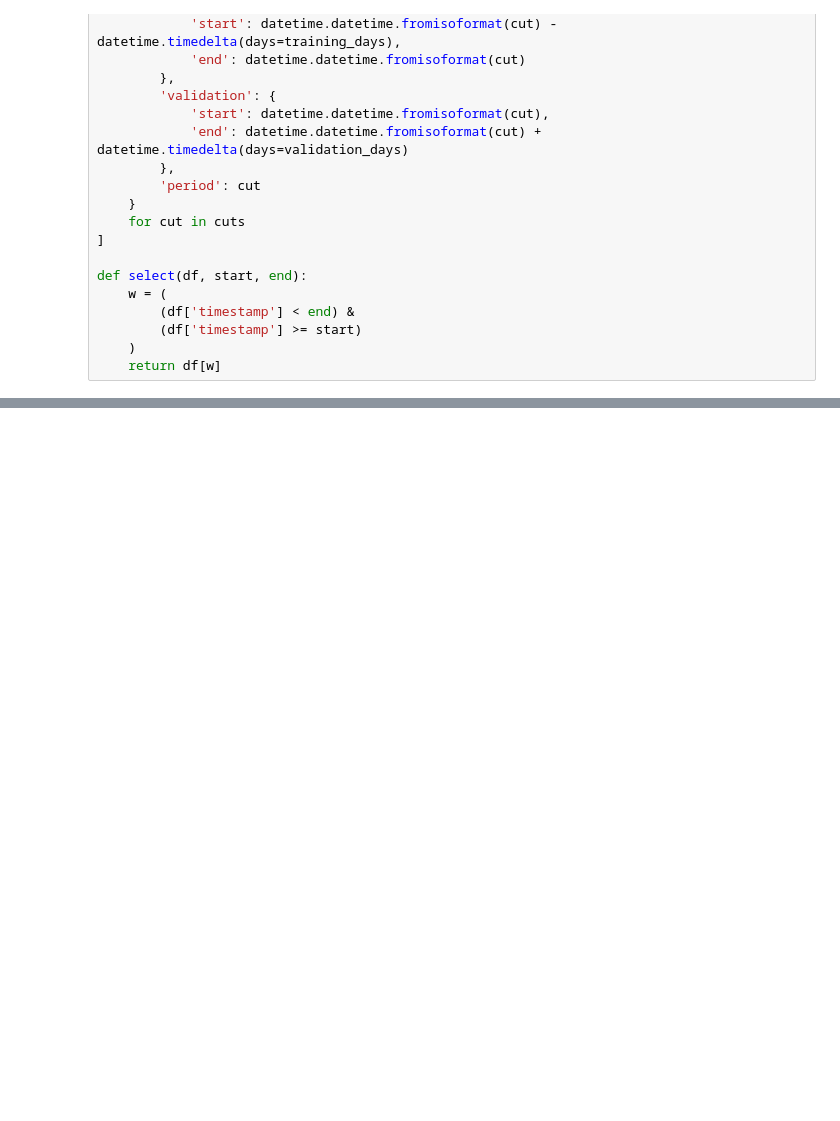
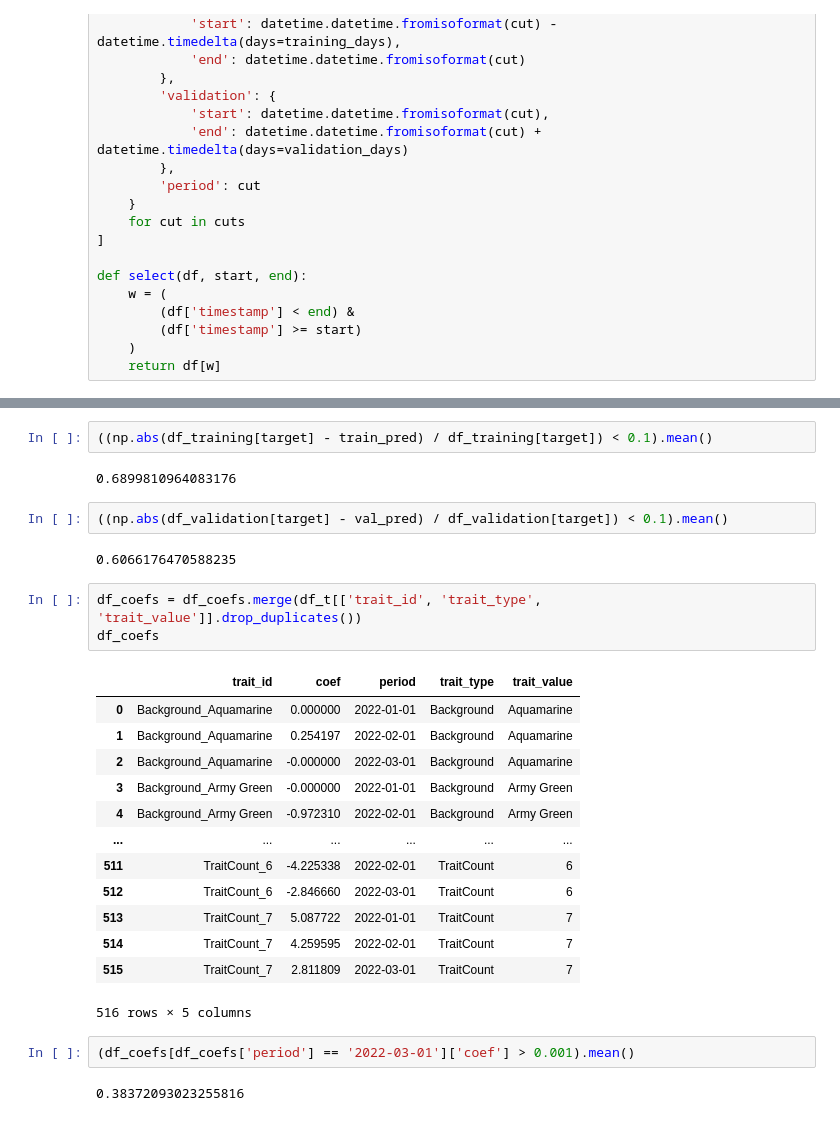
Before and after one commit to LBrinkmann/xai-nft, a Jupyter notebook: notebooks/model.ipynb, the cells around one changed output, grey strips where cells are left out. Saved outputs shown, nothing was run; the diff lists cells and outputs as text; blank space fills up the shorter version.

```diff
--- a/notebooks/model.ipynb
+++ b/notebooks/model.ipynb
@@ -123,0 +159,29 @@ Out-Sample exp var 0.3828784975152839
+# %%
+((np.abs(df_training[target] - train_pred) / df_training[target]) < 0.1).mean()
+# %% [output]
+0.6899810964083176
+# %%
+((np.abs(df_validation[target] - val_pred) / df_validation[target]) < 0.1).mean()
+# %% [output]
+0.6066176470588235
+# %%
+df_coefs = df_coefs.merge(df_t[['trait_id', 'trait_type', 'trait_value']].drop_duplicates())
+df_coefs
+# %% [output]
+|  | trait_id | coef | period | trait_type | trait_value |
+| 0 | Background_Aquamarine | 0.000000 | 2022-01-01 | Background | Aquamarine |
+| 1 | Background_Aquamarine | 0.254197 | 2022-02-01 | Background | Aquamarine |
+| 2 | Background_Aquamarine | -0.000000 | 2022-03-01 | Background | Aquamarine |
+| 3 | Background_Army Green | -0.000000 | 2022-01-01 | Background | Army Green |
+| 4 | Background_Army Green | -0.972310 | 2022-02-01 | Background | Army Green |
+| ... | ... | ... | ... | ... | ... |
+| 511 | TraitCount_6 | -4.225338 | 2022-02-01 | TraitCount | 6 |
+| 512 | TraitCount_6 | -2.846660 | 2022-03-01 | TraitCount | 6 |
+| 513 | TraitCount_7 | 5.087722 | 2022-01-01 | TraitCount | 7 |
+| 514 | TraitCount_7 | 4.259595 | 2022-02-01 | TraitCount | 7 |
+| 515 | TraitCount_7 | 2.811809 | 2022-03-01 | TraitCount | 7 |
+516 rows × 5 columns
+# %%
+(df_coefs[df_coefs['period'] == '2022-03-01']['coef'] > 0.001).mean()
+# %% [output]
+0.38372093023255816
```
Also changed, not shown: parts of 15 cells of this notebook, 3 other files.
